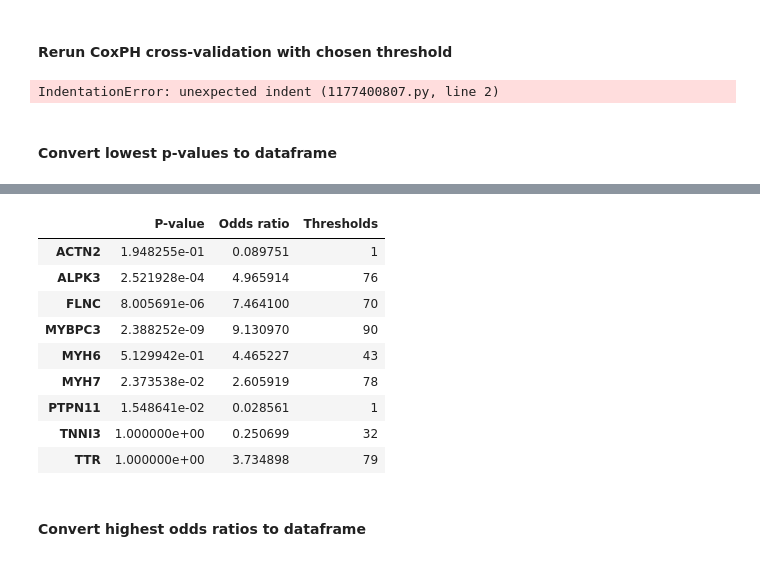
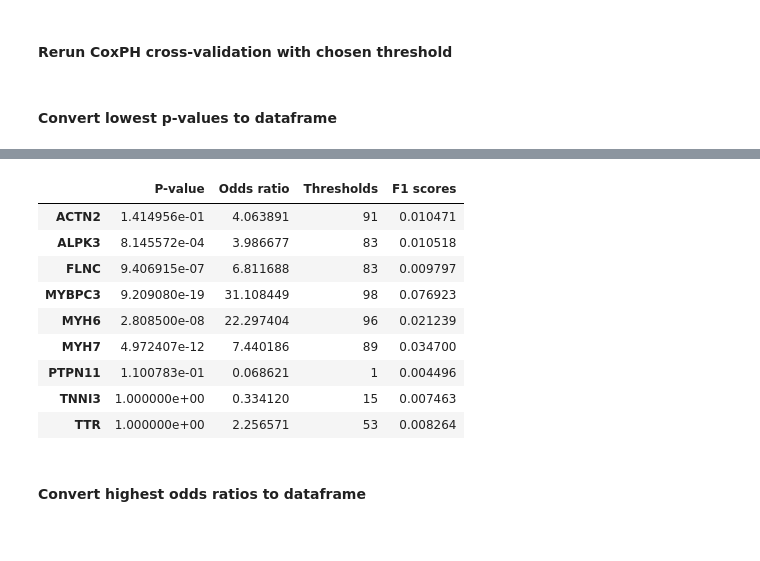
Before and after one commit to selinkubali/hcm_notebooks, a Jupyter notebook: cross_val.ipynb, the cells around one changed output, grey strips where cells are left out. Saved outputs shown, nothing was run; the diff lists cells and outputs as text; code cells hidden in the pictures.

```diff
--- a/cross_val.ipynb
+++ b/cross_val.ipynb
@@ -227,8 +234,0 @@ A very low variance means that the column trv completely determines whether a su
-# %%
-genes = ['ACTN2', 'ALPK3', 'FLNC','MYBPC3','MYH6', 'MYH7', 'PTPN11', 'TNNI3', 'TTR']
-threshold_by_odds_ratio = {}
-for gene in genes:
-    p_vals, hazard_ratios = find_params(gene)
-    # By minimizing p-value
-    associated_threshold = max(hazard_ratios, key=hazard_ratios.get)
-    threshold_by_odds_ratio.update({gene:associated_threshold})
@@ -260,20 +242,24 @@ def find_threshold_vals(dict):
         f1_scores = {}
 
 
-
-
         # filter for patients with lowest 25% and highest 25% hazard scores
 
         for gene in dict:
                 threshold = dict[gene]
 
+
                 lifelines_data = cross_val(gene)
+
+
 
                 percentiles = np.percentile(lifelines_data['hazard'], [threshold])
                 bottom = lifelines_data[lifelines_data['hazard'] < percentiles[0]]
                 top = lifelines_data[lifelines_data['hazard'] >= percentiles[0]]
                 bottom.loc[:,'is_hcm'] = np.where(bottom['is_hcm'] == True, 1, 0)
                 top.loc[:,'is_hcm'] = np.where(top['is_hcm'] == True, 1, 0)
+
+                print(gene)
+
 
 
                 dfA = pd.DataFrame({'E': bottom['is_hcm'], 'T': bottom['duration'], 'is_highest': 0})
@@ -287,6 +273,22 @@ def find_threshold_vals(dict):
                 p_adjusted = multipletests(list(p_vals.values()), alpha=0.05, method='bonferroni')
                 updated_p_dict = {key: new_p_val for key, new_p_val in zip(p_vals.keys(), p_adjusted[1])}
 
+                """TP = (((top['ClinicalSignificance'] == 'Pathogenic') | (top['ClinicalSignificance'] == 'Likely pathogenic') | (top['ClinicalSignificance'] == 'Pathogenic/Likely pathogenic')).sum())
+                FN = (((bottom['ClinicalSignificance'] == 'Pathogenic') | (bottom['ClinicalSignificance'] == 'Likely pathogenic') | (bottom['ClinicalSignificance'] == 'Pathogenic/Likely pathogenic')).sum())
+                #FP = (top['synonymous_variant'].sum())
+                FP = (((top['ClinicalSignificance'] == 'Benign') | (top['ClinicalSignificance'] == 'Likely benign') | (top['ClinicalSignificance'] == 'Benign/Likely benign')).sum())"""
+
+
+                TP = (top['is_hcm'] == 1).sum()
+                FN = (bottom['is_hcm'] == 1).sum()
+                FP = (top['is_hcm'] == 0).sum()
+
+
+
+                f1_score = TP/(TP+0.5*(FP+FN))
+
+
+                f1_scores.update({gene:f1_score})
 
 
 
@@ -294,34 +296,19 @@ def find_threshold_vals(dict):
 
 
 
-        return updated_p_dict, hazard_ratios
+        return updated_p_dict, hazard_ratios, f1_scores
-# %%
-## graphs
-        """kmf_lowest_25_variant = KaplanMeierFitter()
-        kmf_lowest_25_variant.fit(durations=bottom['duration'], event_observed=bottom['is_hcm'], label = 'bottom')
-        kmf_lowest_25_variant.plot_survival_function()
-
-
-        kmf_highest_25_variant = KaplanMeierFitter()
-        kmf_highest_25_variant.fit(durations=top['duration'], event_observed=top['is_hcm'], label = 'top')
-        kmf_highest_25_variant.plot_survival_function()
-
-
-
-        plt.title(gene)
-        plt.figure()"""
-# %% [output]
-IndentationError: unexpected indent (1177400807.py, line 2)
 # %% [markdown]
 #### Convert lowest p-values to dataframe
 # %%
-updated_p_vals, hazard_ratios = find_threshold_vals(lowest_thresholds_by_p_val)
-p_vals = pd.DataFrame.from_dict(updated_p_vals, orient = 'index')
+updated_p_dict, hazard_ratios, f1_scores = find_threshold_vals(lowest_thresholds_by_p_val)
+p_vals = pd.DataFrame.from_dict(updated_p_dict, orient = 'index')
 p_vals.columns = ["P-value"]
 hazard_ratios = pd.DataFrame.from_dict(hazard_ratios, orient = 'index')
 hazard_ratios.columns = ["Odds ratio"]
 thresholds = pd.DataFrame.from_dict(lowest_thresholds_by_p_val, orient = 'index')
 thresholds.columns = ["Thresholds"]
-df = p_vals.join(hazard_ratios).join(thresholds)
+f1_scores = pd.DataFrame.from_dict(f1_scores, orient = 'index')
+f1_scores.columns = ["F1 scores"]
+df = p_vals.join(hazard_ratios).join(thresholds).join(f1_scores)
 df
 # %% [output]
@@ -345,13 +324,13 @@ A very low variance means that the column trv completely determines whether a su
-|  | P-value | Odds ratio | Thresholds |
-| ACTN2 | 1.948255e-01 | 0.089751 | 1 |
-| ALPK3 | 2.521928e-04 | 4.965914 | 76 |
-| FLNC | 8.005691e-06 | 7.464100 | 70 |
-| MYBPC3 | 2.388252e-09 | 9.130970 | 90 |
-| MYH6 | 5.129942e-01 | 4.465227 | 43 |
-| MYH7 | 2.373538e-02 | 2.605919 | 78 |
-| PTPN11 | 1.548641e-02 | 0.028561 | 1 |
-| TNNI3 | 1.000000e+00 | 0.250699 | 32 |
-| TTR | 1.000000e+00 | 3.734898 | 79 |
+|  | P-value | Odds ratio | Thresholds | F1 scores |
+| ACTN2 | 1.414956e-01 | 4.063891 | 91 | 0.010471 |
+| ALPK3 | 8.145572e-04 | 3.986677 | 83 | 0.010518 |
+| FLNC | 9.406915e-07 | 6.811688 | 83 | 0.009797 |
+| MYBPC3 | 9.209080e-19 | 31.108449 | 98 | 0.076923 |
+| MYH6 | 2.808500e-08 | 22.297404 | 96 | 0.021239 |
+| MYH7 | 4.972407e-12 | 7.440186 | 89 | 0.034700 |
+| PTPN11 | 1.100783e-01 | 0.068621 | 1 | 0.004496 |
+| TNNI3 | 1.000000e+00 | 0.334120 | 15 | 0.007463 |
+| TTR | 1.000000e+00 | 2.256571 | 53 | 0.008264 |
 # %% [markdown]
 #### Convert highest odds ratios to dataframe
 # %%
```
Also changed, not shown: parts of 12 cells of this notebook, 3 other files.
